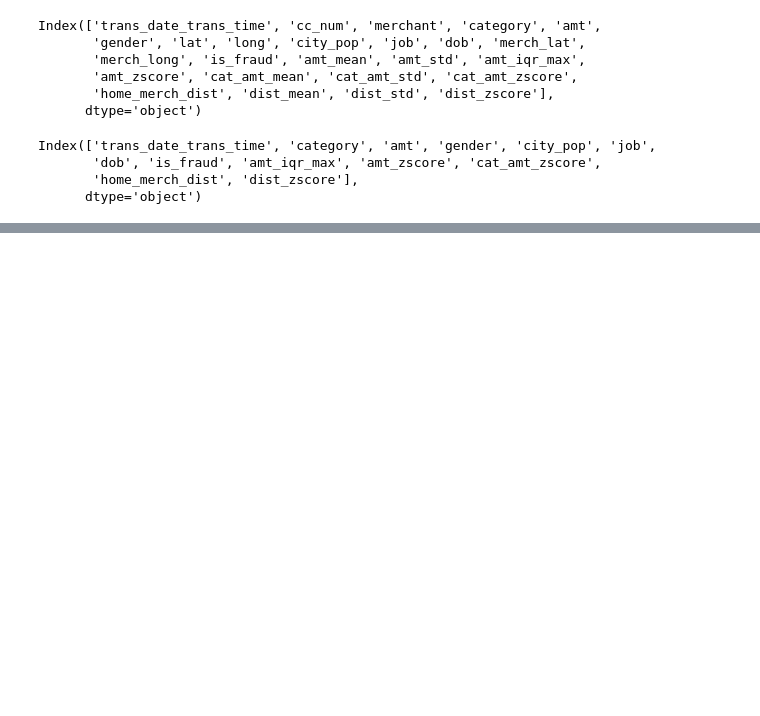
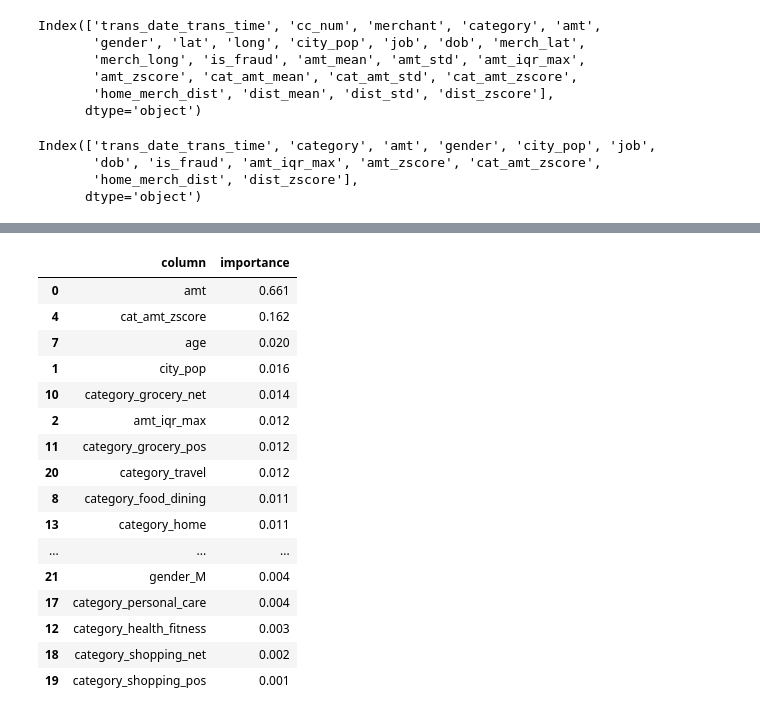
Before and after one commit to eunso03/fintech, a Jupyter notebook: 05machine_learning/11지도학습_분류분석_신용카드사기탐지_모델만들기.ipynb, the cells around one changed output, grey strips where cells are left out. Cells and saved outputs as stored; diff of their text form; code cells hidden in the pictures; blank space fills up the shorter version.

```diff
--- a/05machine_learning/11지도학습_분류분석_신용카드사기탐지_모델만들기.ipynb
+++ b/05machine_learning/11지도학습_분류분석_신용카드사기탐지_모델만들기.ipynb
@@ -544,0 +681,3 @@ Index(['trans_date_trans_time', 'category', 'amt', 'gender', 'city_pop', 'job',
+# %%
+X_train, X_valid, y_train, y_valid = train_test_split(X, y, test_size=0.4, stratify=y, random_state=42)
+X_valid, X_test, y_valid, y_test = train_test_split(X_valid, y_valid, test_size=0.5, stratify=y_valid, random_state=42)
@@ -544,0 +732,8 @@ Index(['trans_date_trans_time', 'category', 'amt', 'gender', 'city_pop', 'job',
+# %%
+dtc = DecisionTreeClassifier(class_weight='balanced', random_state=42)
+dtc.fit(X_train, y_train)
+pred = dtc.predict(X_valid)
+print(classification_report(y_valid, pred))
+print("=" * 30, "test_result", "=" * 30)
+test_pred = dtc.predict(X_test)
+print(classification_report(y_test, test_pred))
@@ -544,0 +763,6 @@ Index(['trans_date_trans_time', 'category', 'amt', 'gender', 'city_pop', 'job',
+# %%
+importance = pd.DataFrame(dtc.feature_importances_, columns=['importance'])
+column_name = pd.DataFrame(dtc.feature_names_in_, columns=['column'])
+# %%
+dtc_im_col = pd.concat([column_name, importance], axis=1)
+dtc_im_col
@@ -544,0 +783,20 @@ Index(['trans_date_trans_time', 'category', 'amt', 'gender', 'city_pop', 'job',
+# %%
+dtc_im_col.sort_values(by='importance', ascending=False).head(20)
+# %% [output]
+|  | column | importance |
+| 0 | amt | 0.661 |
+| 4 | cat_amt_zscore | 0.162 |
+| 7 | age | 0.020 |
+| 1 | city_pop | 0.016 |
+| 10 | category_grocery_net | 0.014 |
+| 2 | amt_iqr_max | 0.012 |
+| 11 | category_grocery_pos | 0.012 |
+| 20 | category_travel | 0.012 |
+| 8 | category_food_dining | 0.011 |
+| 13 | category_home | 0.011 |
+| ... | ... | ... |
+| 21 | gender_M | 0.004 |
+| 17 | category_personal_care | 0.004 |
+| 12 | category_health_fitness | 0.003 |
+| 18 | category_shopping_net | 0.002 |
+| 19 | category_shopping_pos | 0.001 |
```
Also changed, not shown: parts of 72 cells of this notebook, 5 other files.
